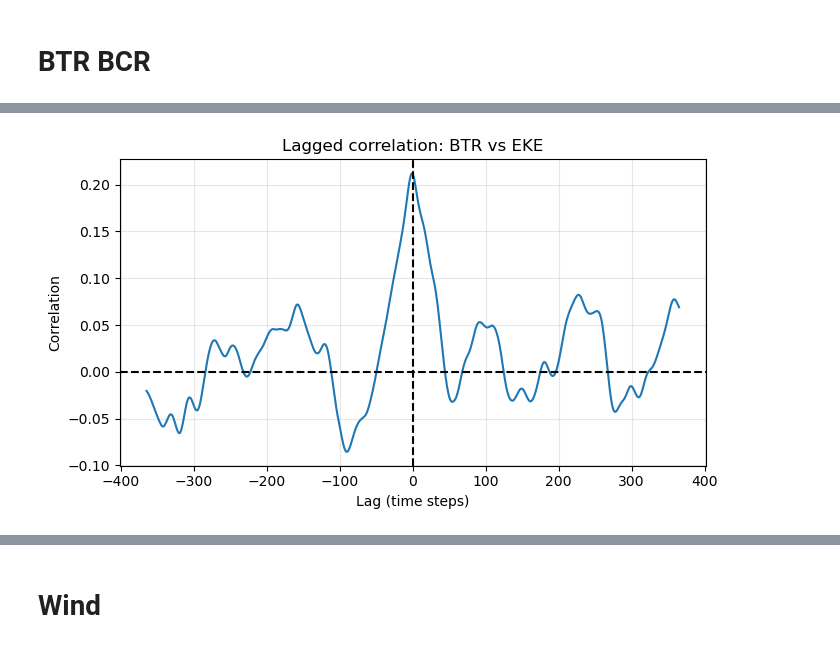
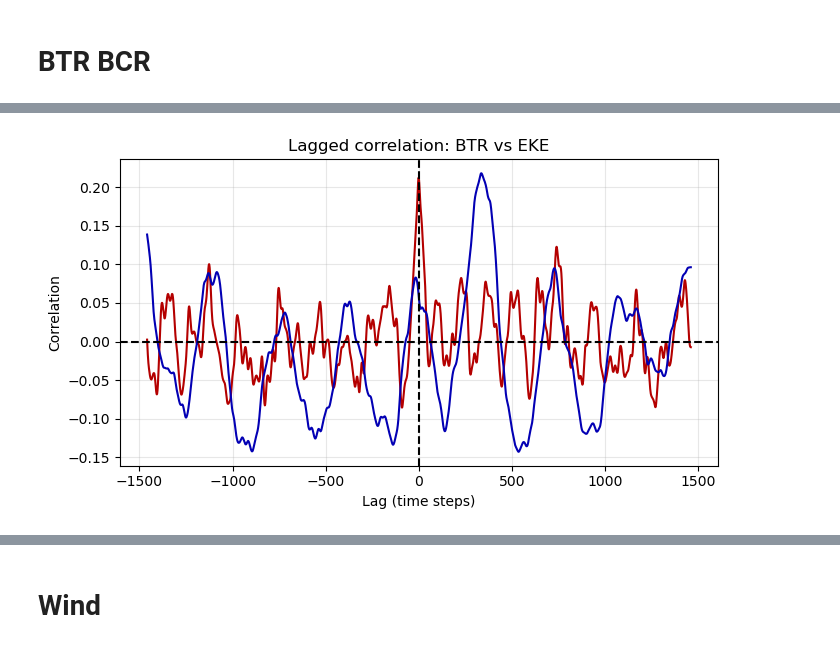
Before and after one commit to phargous/E_transfers, a Jupyter notebook: code/notebooks/1Training.ipynb, the cells around one changed output, grey strips where cells are left out. Cells and saved outputs as stored; diff of their text form; code cells hidden in the pictures.

```diff
--- a/code/notebooks/1Training.ipynb
+++ b/code/notebooks/1Training.ipynb
@@ -106,8 +126,17 @@ dudx = umean.differentiate("lon") / dx
 dudy = umean.differentiate("lat") / dy
 dvdx = vmean.differentiate("lon") / dx
 dvdy = vmean.differentiate("lat") / dy
+#BTR terms
+btr_zonal = -uu * dudx  #zonal stretching
+btr_meridional = -vv * dvdy #meridional stretching
+btr_shear = -uv * (dvdx + dudy) #shear crossed
 # Compute the BTR
-btr_t = -(uu * dudx + uv * (dvdx + dudy) + vv * dvdy)
-btr = btr_t.mean(dim='time')
+btr_med = btr_zonal + btr_meridional + btr_shear
+btr_med_mean = btr_med.mean(dim='time')
 # %%
-btr_t_alb = subset_region(btr_t, lonmin=lonmin_alb, lonmax=lonmax_alb, latmin=latmin_alb, latmax=latmax_alb)
+btr_alb = subset_region(btr_med, lonmin=lonmin_alb, lonmax=lonmax_alb, latmin=latmin_alb, latmax=latmax_alb)
+btr_iera = subset_region(btr_med, lonmin=lonmin_iera, lonmax=lonmax_iera, latmin=latmin_iera, latmax=latmax_iera)
+
+btr_alb_mean = btr_alb.mean(('lat', 'lon'))
+btr_iera_mean = btr_iera.mean(('lat', 'lon'))
+btr_med_mean = btr_med.mean(('lat', 'lon'))
@@ -172,44 +175,52 @@ plt.show()
 # %%
 # --- séries temporelles ---
-btr = btr_t_alb.mean(("lat","lon"))
-eke_alb = subset_region(data.eke, lonmin=lonmin_alb, lonmax=lonmax_alb, latmin=latmin_alb, latmax=latmax_alb)
-eke = eke_alb.mean(("lat","lon"))
+eke_t_alb = subset_region(data.eke, lonmin=lonmin_alb, lonmax=lonmax_alb, latmin=latmin_alb, latmax=latmax_alb)
+eke_alb = eke_t_alb.mean(("lat","lon"))
+eke_t_iera = subset_region(data.eke, lonmin=lonmin_iera, lonmax=lonmax_iera, latmin=latmin_iera, latmax=latmax_iera)
+eke_iera = eke_t_iera.mean(("lat","lon"))
 
 # --- normalisation ---
 def zscore(x):
     return (x - x.mean()) / x.std()
 
-btr_z = zscore(btr)
-eke_z = zscore(eke)
+btr_z_alb = zscore(btr_alb_mean)
+eke_z_alb = zscore(eke_alb)
+btr_z_iera = zscore(btr_iera_mean)
+eke_z_iera = zscore(eke_iera)
 
 # --- calcul corrélation avec lag ---
-lags = np.arange(-365, 366)  # ±365 jours ou pas de temps
+lags = np.arange(-365*4+1, 365*4+1)  # ±365 jours ou pas de temps
 
-corrs = []
+corrs_alb = []
+corrs_iera = []
 
 for lag in lags:
-    corrs.append(xr.corr(btr_z, eke_z.shift(time=lag)))
+    corrs_alb.append(xr.corr(btr_z_alb, eke_z_alb.shift(time=lag)))
+    corrs_iera.append(xr.corr(btr_z_iera, eke_z_iera.shift(time=lag)))
 
-corrs = xr.concat(corrs, dim="lag")
-corrs["lag"] = lags
 
+corrs_alb = xr.concat(corrs_alb, dim="lag")
+corrs_alb["lag"] = lags
+corrs_iera = xr.concat(corrs_iera, dim="lag")
+corrs_iera["lag"] = lags
 
 
 fig, ax = plt.subplots(figsize=(7,4))
 
-corrs.plot(ax=ax)
+corrs_alb.plot(ax=ax, label="Alboran", color="#B40000")
+corrs_iera.plot(ax=ax, label="Iera", color="#0300B4")
 
 ax.axhline(0, color="k", linestyle="--")
 ax.axvline(0, color="k", linestyle="--")
 
 ax.set_xlabel("Lag (time steps)")
 ax.set_ylabel("Correlation")
 ax.set_title("Lagged correlation: BTR vs EKE")
 
 ax.grid(True, alpha=0.3)
 
 plt.tight_layout()
 plt.show()
 # %% [output]
-[figure, old version]
+[figure, new version]
 # %%
```
Also changed, not shown: parts of 24 cells of this notebook, 5 other files.
